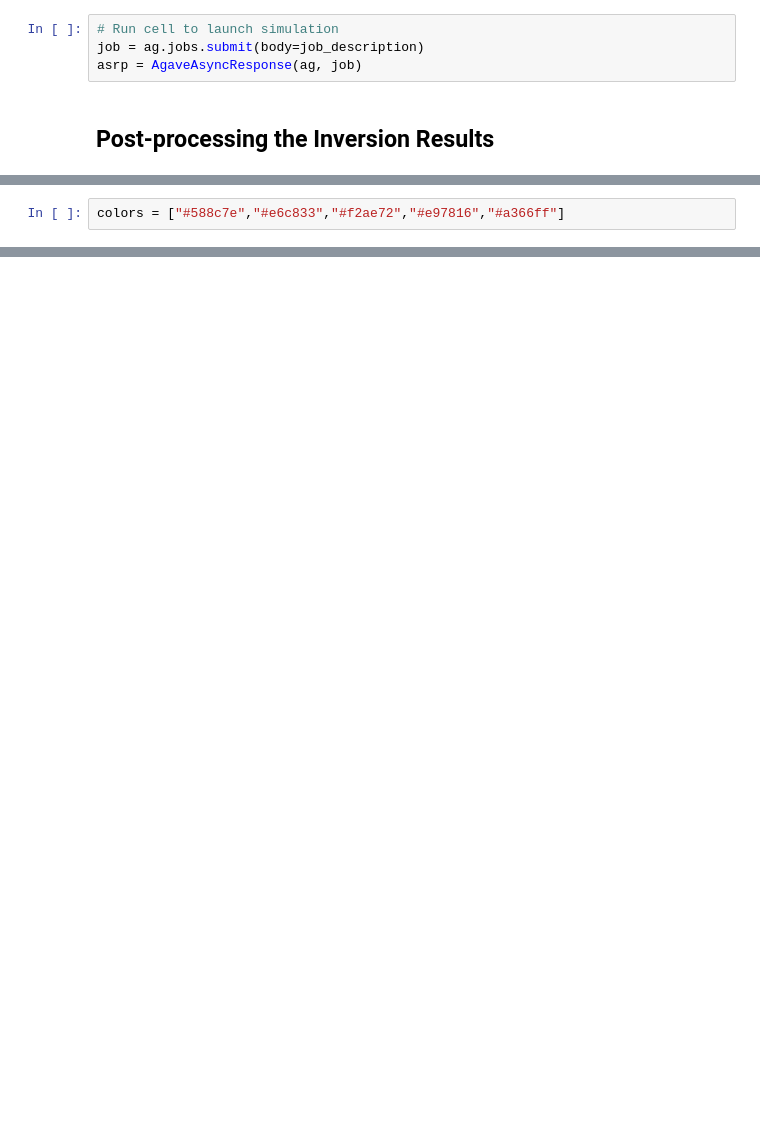
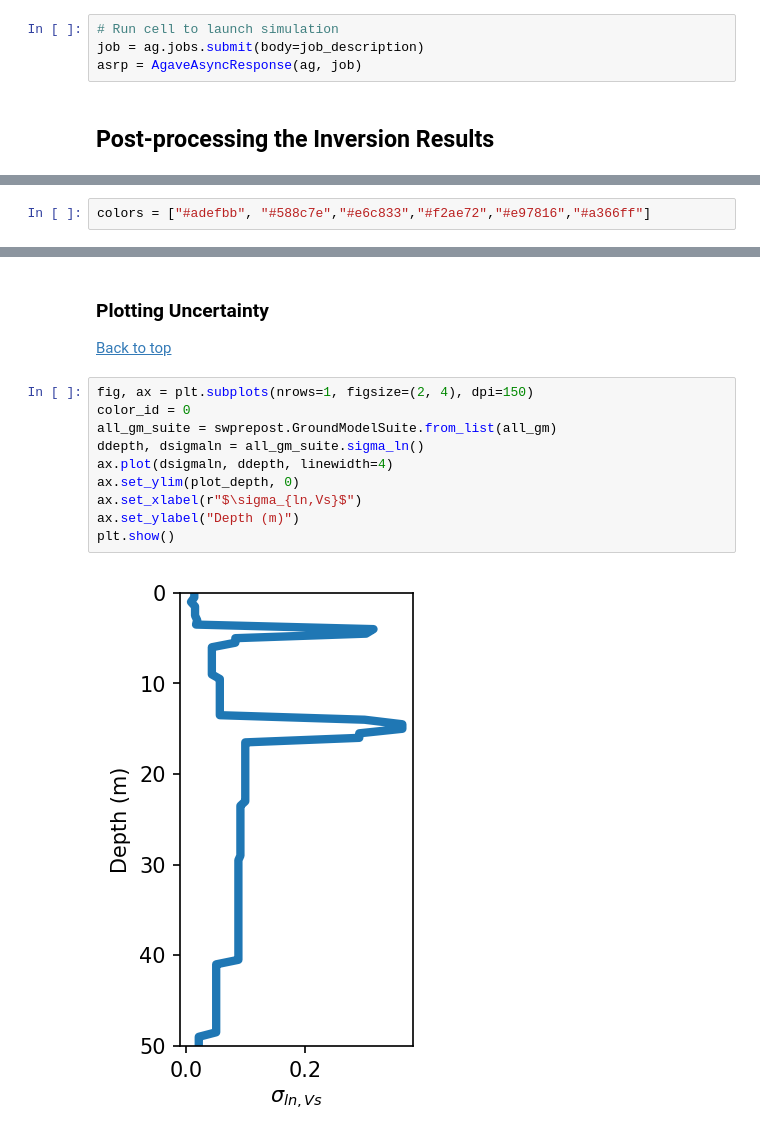
Before and after one commit to jpvantassel/swprepost, a Jupyter notebook: examples/adv/SWinvertWorkflow.ipynb, the cells around one changed output, grey strips where cells are left out. Cells and saved outputs as stored; diff of their text form; blank space fills up the shorter version.

```diff
--- a/examples/adv/SWinvertWorkflow.ipynb
+++ b/examples/adv/SWinvertWorkflow.ipynb
@@ -365,5 +376,5 @@ fname = Text\Mod120_LN4_Sd2_DC.txt, is empty skipping!
 # %%
-colors = ["#588c7e","#e6c833","#f2ae72","#e97816","#a366ff"]
+colors = ["#adefbb", "#588c7e","#e6c833","#f2ae72","#e97816","#a366ff"]
 # %% [markdown]
 ### Plotting Dispersion
 
@@ -481,0 +452,16 @@ plt.show()
+# %% [markdown]
+### Plotting Uncertainty
+
+[Back to top](#License-Information)
+# %%
+fig, ax = plt.subplots(nrows=1, figsize=(2, 4), dpi=150)
+color_id = 0
+all_gm_suite = swprepost.GroundModelSuite.from_list(all_gm)
+ddepth, dsigmaln = all_gm_suite.sigma_ln()
+ax.plot(dsigmaln, ddepth, linewidth=4)
+ax.set_ylim(plot_depth, 0)
+ax.set_xlabel(r"$\sigma_{ln,Vs}$")
+ax.set_ylabel("Depth (m)")
+plt.show()
+# %% [output]
+[figure, added]
```
Also changed, not shown: parts of 23 cells of this notebook, 50 other files.
